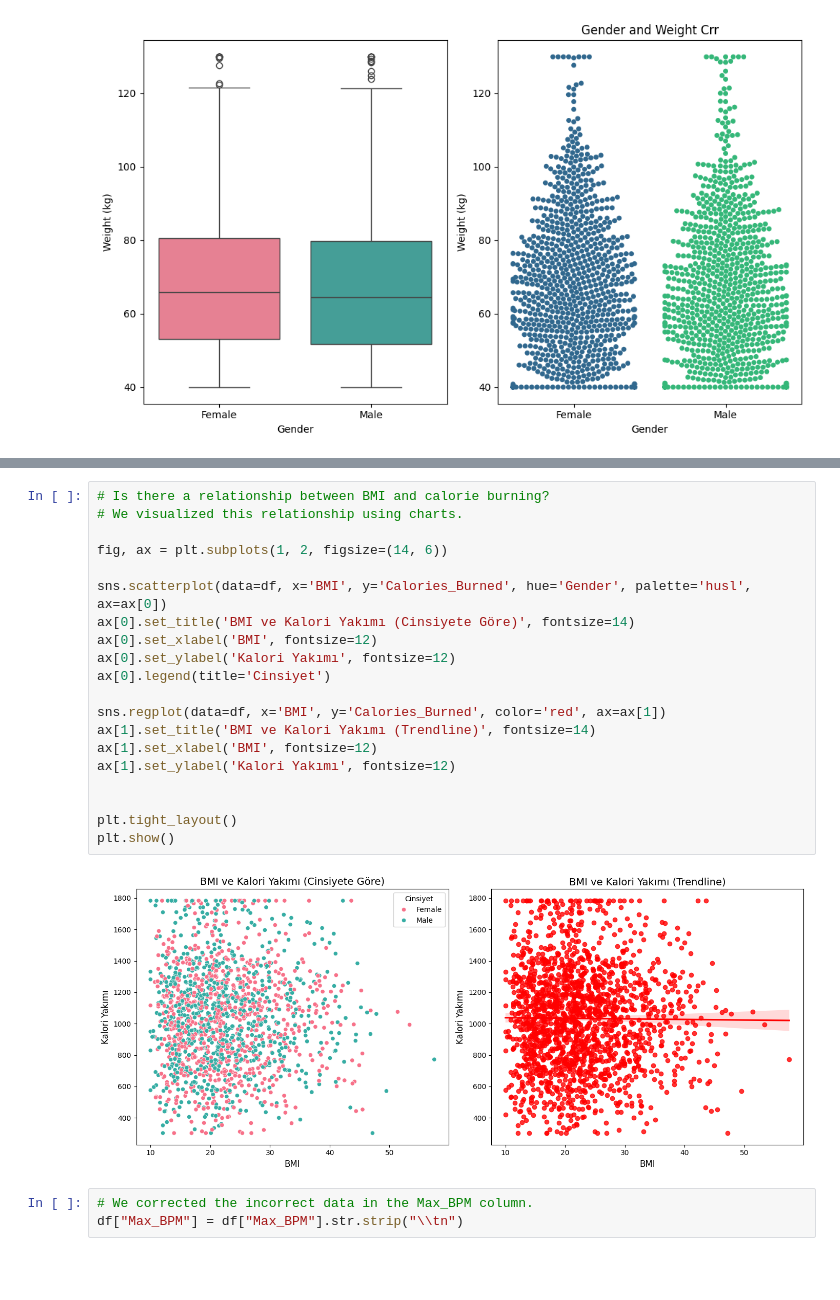
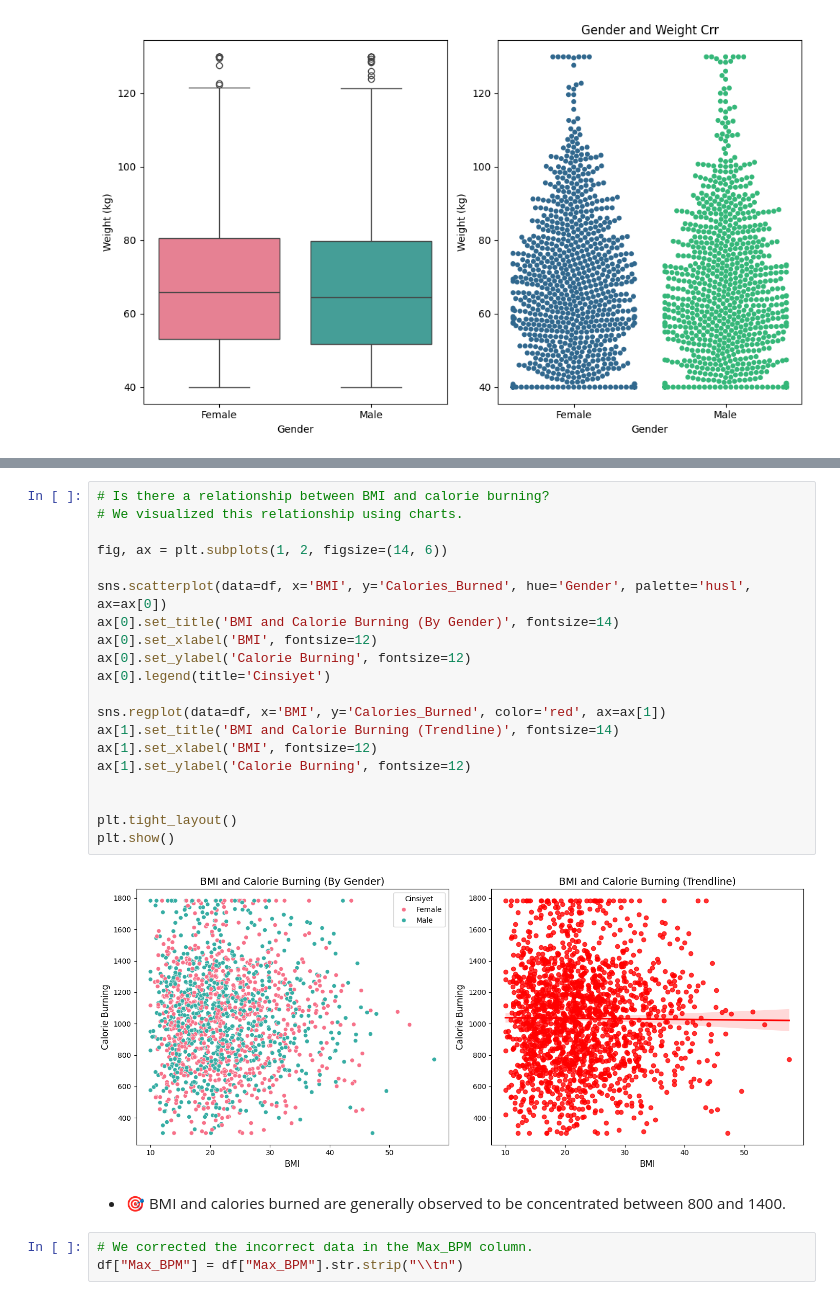
Before and after one commit to Ozan-Mohurcu/Fitness_Data_EDA, a Jupyter notebook: FitnessTrackerData.ipynb, the cells around one changed output, grey strips where cells are left out. Cells and saved outputs as stored; diff of their text form; blank space fills up the shorter version.

```diff
--- a/FitnessTrackerData.ipynb
+++ b/FitnessTrackerData.ipynb
@@ -250,25 +278,27 @@ plt.show()
 # %%
 # Is there a relationship between BMI and calorie burning?
 # We visualized this relationship using charts.
 
 fig, ax = plt.subplots(1, 2, figsize=(14, 6))
 
 sns.scatterplot(data=df, x='BMI', y='Calories_Burned', hue='Gender', palette='husl', ax=ax[0])
-ax[0].set_title('BMI ve Kalori Yakımı (Cinsiyete Göre)', fontsize=14)
+ax[0].set_title('BMI and Calorie Burning (By Gender)', fontsize=14)
 ax[0].set_xlabel('BMI', fontsize=12)
-ax[0].set_ylabel('Kalori Yakımı', fontsize=12)
+ax[0].set_ylabel('Calorie Burning', fontsize=12)
 ax[0].legend(title='Cinsiyet')
 
 sns.regplot(data=df, x='BMI', y='Calories_Burned', color='red', ax=ax[1])
-ax[1].set_title('BMI ve Kalori Yakımı (Trendline)', fontsize=14)
+ax[1].set_title('BMI and Calorie Burning (Trendline)', fontsize=14)
 ax[1].set_xlabel('BMI', fontsize=12)
-ax[1].set_ylabel('Kalori Yakımı', fontsize=12)
+ax[1].set_ylabel('Calorie Burning', fontsize=12)
 
 
 plt.tight_layout()
 plt.show()
 # %% [output]
-[figure, old version]
+[figure, new version]
+# %% [markdown]
+- 🎯 BMI and calories burned are generally observed to be concentrated between 800 and 1400.
 # %%
 # We corrected the incorrect data in the Max_BPM column.
 df["Max_BPM"] = df["Max_BPM"].str.strip("\\tn")
```
Also changed, not shown: parts of 26 cells of this notebook.
